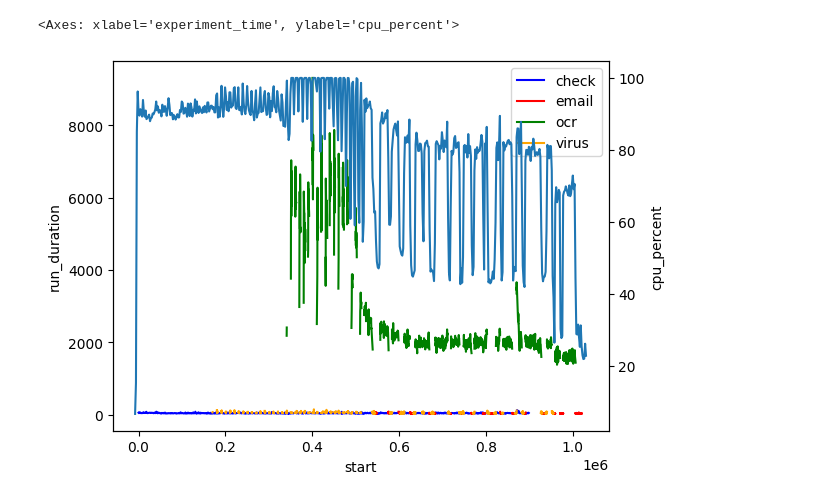
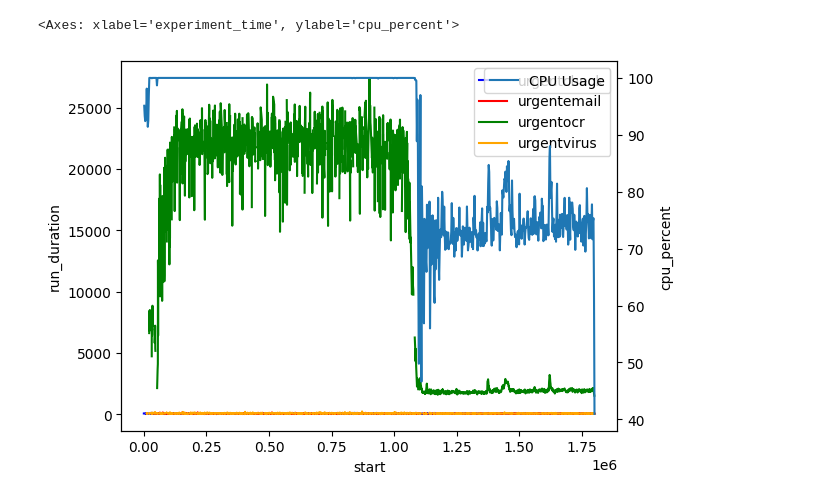
Before and after one commit to umbrellerde/nuclio, a Jupyter notebook: profaastinate/evaluation/stats/stats.ipynb, the cells around one changed output. Saved outputs shown, nothing was run; the diff lists cells and outputs as text; code cells hidden in the pictures.

```diff
--- a/profaastinate/evaluation/stats/stats.ipynb
+++ b/profaastinate/evaluation/stats/stats.ipynb
@@ -78,14 +96,17 @@ for file_name in glob.glob("*.csv", root_dir="usage/"):
     with open("usage/" + file_name) as f:
         smaller_dfs.append(pd.read_csv(f))
 usage_df = pd.concat(smaller_dfs)
-usage_df["experiment_time"] = usage_df["unix_time"] - min_timestamp
+# usage_df["experiment_time"] = usage_df["unix_time"] - min_timestamp
 
-if ONLY_RELEVANT_CPU:
-    # Delete all values 10 seconds after the last call ended and 10 seconds before the first call started
-    print("removed before:" + str(len(usage_df[usage_df["unix_time"] <= (last_experiment_timestamp + 10000)])))
-    usage_df = usage_df[usage_df["unix_time"] <= (last_experiment_timestamp + 10000)]
-    print("removed after:" + str(len(usage_df[usage_df["unix_time"] >= (min_timestamp - 10000)])))
-    usage_df = usage_df[usage_df["unix_time"] >= (min_timestamp - 10000)]
+# if ONLY_RELEVANT_CPU:
+#     # Delete all values 10 seconds after the last call ended and 10 seconds before the first call started
+#     print("removed before:" + str(len(usage_df[usage_df["unix_time"] <= (last_experiment_timestamp)])))
+#     usage_df = usage_df[usage_df["unix_time"] <= (last_experiment_timestamp)]
+#     print("removed after:" + str(len(usage_df[usage_df["unix_time"] >= (min_timestamp)])))
+#     usage_df = usage_df[usage_df["unix_time"] >= (min_timestamp)]
 
-usage_df
+async_usage_df = usage_df[(usage_df["unix_time"] > async_min_unix) & (usage_df["unix_time"] < async_min_unix + async_df["end"].max())]
+async_usage_df["experiment_time"] = async_usage_df["unix_time"] - async_min_unix
+sync_usage_df = usage_df[(usage_df["unix_time"] > sync_min_unix) & (usage_df["unix_time"] < sync_min_unix + sync_df["end"].max())]
+sync_usage_df["experiment_time"] = sync_usage_df["unix_time"] - sync_min_unix
 # %% [output]
@@ -121,17 +152,12 @@ sns.lineplot(data=df, x="request_timestamp", y=df["start"]-df["request_timestamp
 # %%
-colors = {
-    "check": "blue",
-    "virus": "orange",
-    "ocr": "green",
-    "email": "red"
-}
-for (function, segment), group in df.groupby(["function", "line_segment"]):
-    sns.lineplot(data=group, x="start", y="run_duration", color=colors[function], errorbar="ci", label=function, legend="brief")
+
+for (function, segment), group in sync_df.groupby(["function", "line_segment"]):
+    sns.lineplot(data=group, x="start", y="run_duration", color=function_colors[function], errorbar="ci", label=function, legend="brief")
 handles, labels = plt.gca().get_legend_handles_labels()
 by_label = dict(zip(labels, handles))
 plt.legend(by_label.values(), by_label.keys())
 ax2 = plt.twinx()
-sns.lineplot(ax=ax2, data=usage_df, x="experiment_time", y="cpu_percent")
+sns.lineplot(ax=ax2, data=sync_usage_df, x="experiment_time", y="cpu_percent", label="CPU Usage")
 # %% [output]
 <Axes: xlabel='experiment_time', ylabel='cpu_percent'>
-[figure, old version]
+[figure, new version]
```
Also changed, not shown: parts of 17 cells of this notebook, 7 other files.
